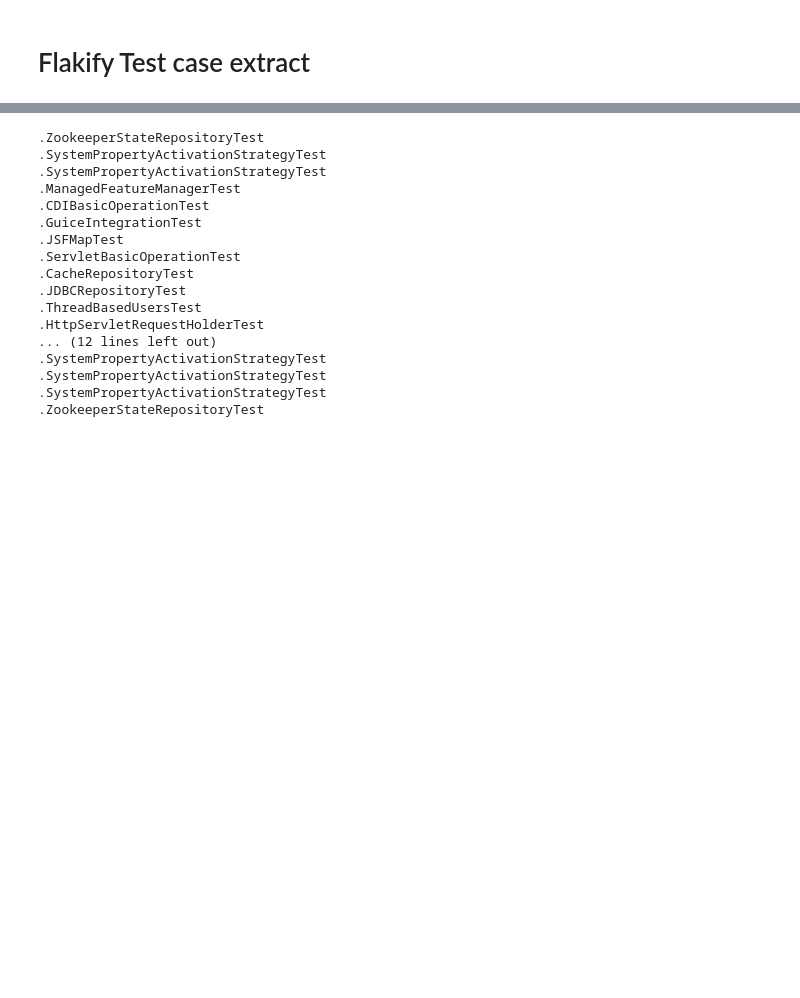
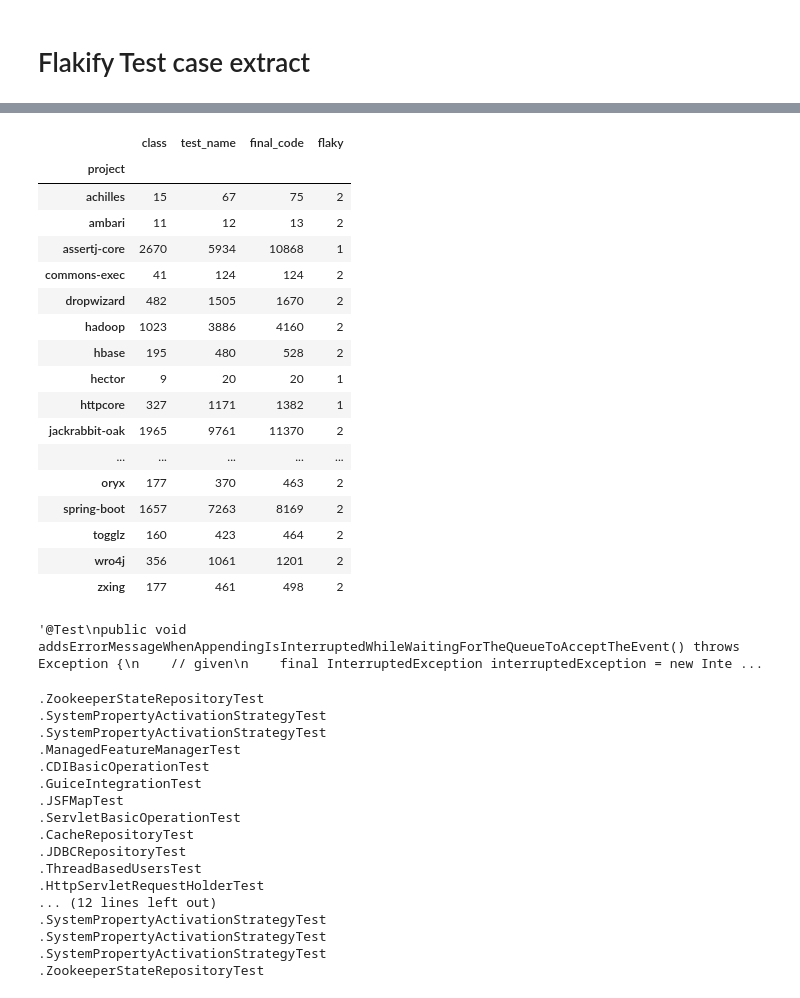
Before and after one commit to Ti-tanium/Software-Test-Project, a Jupyter notebook: test_script/result.ipynb, the cells around one changed output, grey strips where cells are left out. Cells and saved outputs as stored; diff of their text form; code cells hidden in the pictures; blank space fills up the shorter version.

```diff
--- a/test_script/result.ipynb
+++ b/test_script/result.ipynb
@@ -109,0 +179,35 @@ import pathlib
+# %%
+def mapProjectNames(name):
+  mapper = {
+    'wro': 'wro4j',
+    'springframework': 'spring-boot',
+    'assertj': 'assertj-core',
+    'jackrabbit': 'jackrabbit-oak',
+    'exec': 'commons-exec',
+    'hc': 'httpcore'
+  }
+  return mapper[name] if name in mapper else name
+
+dataset['project'] = dataset['project'].apply(mapProjectNames)
+dataset.to_csv('../test-projects/flakify_data.csv')
+# %%
+dataset.groupby(by='project').nunique()
+# %% [output]
+|  | class | test_name | final_code | flaky |
+| project |  |  |  |  |
+| achilles | 15 | 67 | 75 | 2 |
+| ambari | 11 | 12 | 13 | 2 |
+| assertj-core | 2670 | 5934 | 10868 | 1 |
+| commons-exec | 41 | 124 | 124 | 2 |
+| dropwizard | 482 | 1505 | 1670 | 2 |
+| hadoop | 1023 | 3886 | 4160 | 2 |
+| hbase | 195 | 480 | 528 | 2 |
+| hector | 9 | 20 | 20 | 1 |
+| httpcore | 327 | 1171 | 1382 | 1 |
+| jackrabbit-oak | 1965 | 9761 | 11370 | 2 |
+| ... | ... | ... | ... | ... |
+| oryx | 177 | 370 | 463 | 2 |
+| spring-boot | 1657 | 7263 | 8169 | 2 |
+| togglz | 160 | 423 | 464 | 2 |
+| wro4j | 356 | 1061 | 1201 | 2 |
+| zxing | 177 | 461 | 498 | 2 |
@@ -110,3 +218,7 @@ import pathlib
+# %%
+a
+# %% [output]
+'@Test\npublic void addsErrorMessageWhenAppendingIsInterruptedWhileWaitingForTheQueueToAcceptTheEvent() throws Exception {\n    // given\n    final InterruptedException interruptedException = new Inte ...
 # %%
 
 
```
Also changed, not shown: parts of 10 cells of this notebook, 1 other file.
